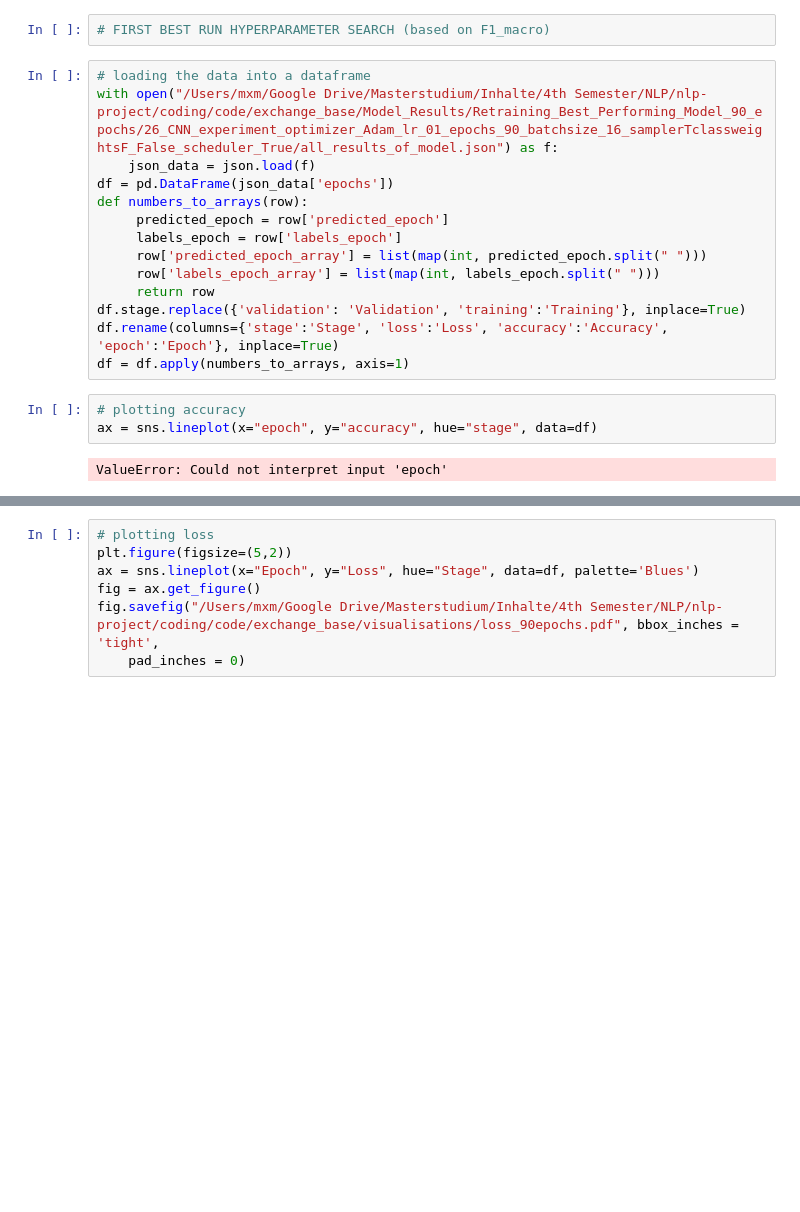
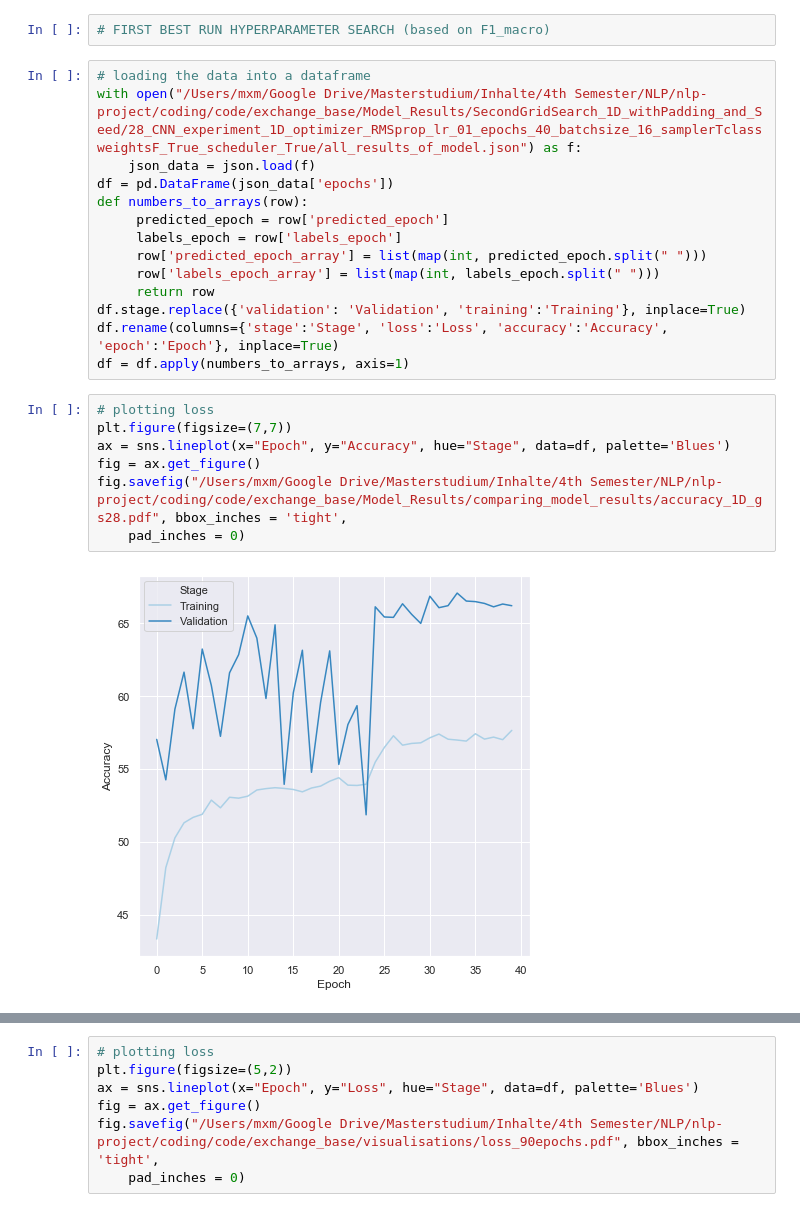
Before and after one commit to MaximilianKupi/nlp-project, a Jupyter notebook: coding/code/VISUALISATIONS.ipynb, the cells around one changed output, grey strips where cells are left out. Cells and saved outputs as stored; diff of their text form; blank space fills up the shorter version.

```diff
--- a/coding/code/VISUALISATIONS.ipynb
+++ b/coding/code/VISUALISATIONS.ipynb
@@ -10,7 +10,7 @@ from sklearn import metrics
 # FIRST BEST RUN HYPERPARAMETER SEARCH (based on F1_macro)
 # %%
 # loading the data into a dataframe
-with open("/Users/mxm/Google Drive/Masterstudium/Inhalte/4th Semester/NLP/nlp-project/coding/code/exchange_base/Model_Results/Retraining_Best_Performing_Model_90_epochs/26_CNN_experiment_optimizer_Adam_lr_01_epochs_90_batchsize_16_samplerTclassweightsF_False_scheduler_True/all_results_of_model.json") as f:
+with open("/Users/mxm/Google Drive/Masterstudium/Inhalte/4th Semester/NLP/nlp-project/coding/code/exchange_base/Model_Results/SecondGridSearch_1D_withPadding_and_Seed/28_CNN_experiment_1D_optimizer_RMSprop_lr_01_epochs_40_batchsize_16_samplerTclassweightsF_True_scheduler_True/all_results_of_model.json") as f:
     json_data = json.load(f)
 df = pd.DataFrame(json_data['epochs'])
 def numbers_to_arrays(row):
@@ -22,8 +22,12 @@ def numbers_to_arrays(row):
 df.stage.replace({'validation': 'Validation', 'training':'Training'}, inplace=True)
 df.rename(columns={'stage':'Stage', 'loss':'Loss', 'accuracy':'Accuracy', 'epoch':'Epoch'}, inplace=True)
 df = df.apply(numbers_to_arrays, axis=1)
-# %%
-# plotting accuracy
-ax = sns.lineplot(x="epoch", y="accuracy", hue="stage", data=df)
-# %% [output]
-ValueError: Could not interpret input 'epoch'
+# %%
+# plotting loss
+plt.figure(figsize=(7,7))
+ax = sns.lineplot(x="Epoch", y="Accuracy", hue="Stage", data=df, palette='Blues')
+fig = ax.get_figure()
+fig.savefig("/Users/mxm/Google Drive/Masterstudium/Inhalte/4th Semester/NLP/nlp-project/coding/code/exchange_base/Model_Results/comparing_model_results/accuracy_1D_gs28.pdf", bbox_inches = 'tight',
+    pad_inches = 0)
+# %% [output]
+[figure, added]
```
Also changed, not shown: parts of 5 cells of this notebook, 36 other files.
